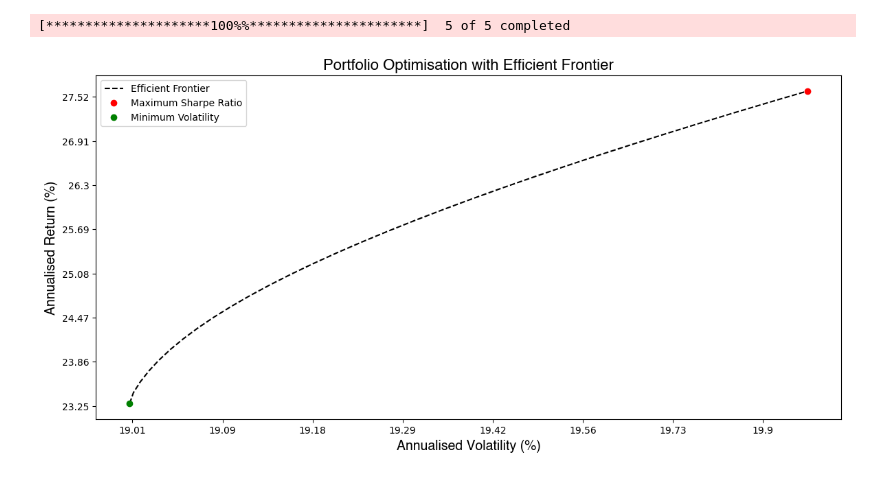
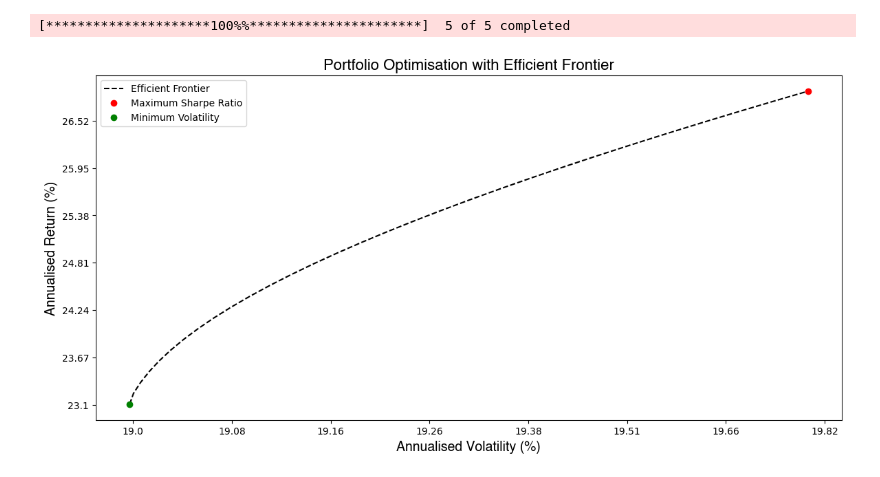
Before and after one commit to alframoss/mean-variance-efficient-frontiers, a Jupyter notebook: 23072024_Efficient_Frontier.ipynb, the cells around one changed output. Cells and saved outputs as stored; diff of their text form; code cells hidden in the pictures.

```diff
--- a/23072024_Efficient_Frontier.ipynb
+++ b/23072024_Efficient_Frontier.ipynb
@@ -154,7 +154,7 @@ def efficientFrontier(meanReturns, covariance, r):
     plt.show()
 # %%
 meanReturns, covariance = getData(['MSFT', 'META', 'AAPL', 'AMZN', 'GLE.PA'], dt.datetime.now()-dt.timedelta(days=365*2), dt.datetime.now())
-efficientFrontier(meanReturns, covariance, 0.01)
+efficientFrontier(meanReturns, covariance, 0)
 # %% [output]
 [*********************100%%**********************]  5 of 5 completed
-[figure, old version]
+[figure, new version]
```
Also changed, not shown: 1 other file.
